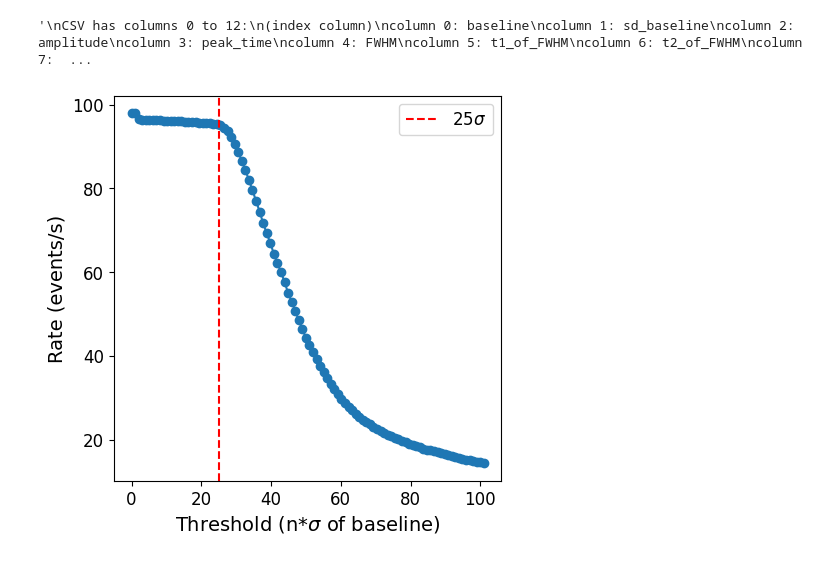
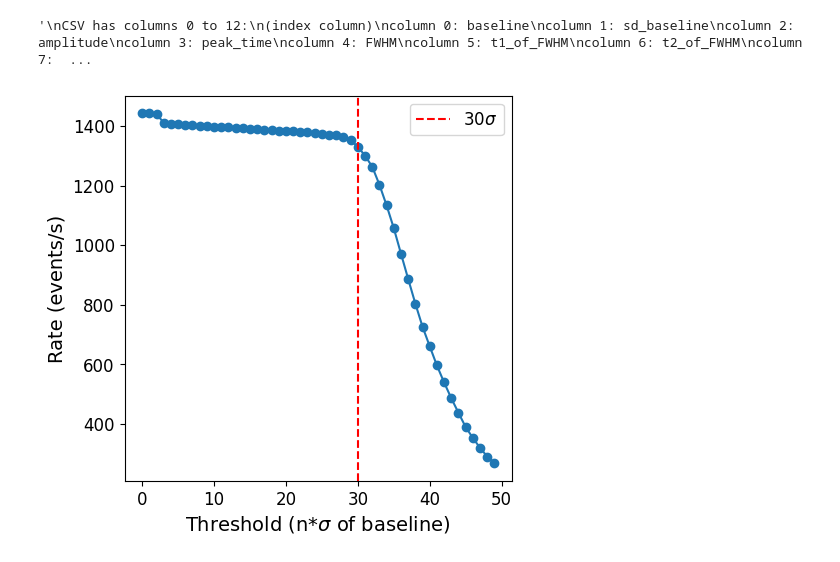
Before and after one commit to hhuckvale/DMProject, a Jupyter notebook: PMT_Characteristics/DarkRate/DarkRateSigmaThreshFinder.ipynb, the cells around one changed output. Saved outputs shown, nothing was run; the diff lists cells and outputs as text; code cells hidden in the pictures.

```diff
--- a/PMT_Characteristics/DarkRate/DarkRateSigmaThreshFinder.ipynb
+++ b/PMT_Characteristics/DarkRate/DarkRateSigmaThreshFinder.ipynb
@@ -3,7 +3,7 @@
 import pandas as pd
 import numpy as np
 import matplotlib.pyplot as plt
-df = pd.read_csv('PMT5_Processed/270126_darkrate_1850_10000_3_on_processed_threshold15.csv')
+df = pd.read_csv('PMT3_Processed_30sig/190126_darkrate_1750_10000_3_off_processed_threshold30.csv')
 # %%
 """
 CSV has columns 0 to 12:
@@ -28,30 +28,30 @@ column 12: event_timestamps
 # %%
 
 #apply threshold here (n*sigma), 0 to 100 sigma
-threshold_factors = np.linspace(0,101,100)
+threshold_factors = np.linspace(0,49,50)
 sigma_column = df['sd_baseline']
 amplitude_column = df['amplitude']
 timestamp_column = df['event_timestamps']
 #find the difference between the first timestamp and final timestamp
 timetaken = timestamp_column.iloc[-1] - timestamp_column.iloc[0]
 
 dark_rates = []
 
 for factor in threshold_factors:
     rate = np.sum(amplitude_column > (sigma_column * factor))/timetaken #rate is the sum of all amplitudes passed nsigma over the time taken
     dark_rates.append(rate)
 
 dark_rates = np.array(dark_rates)
 
 #plot dark rate against applied threshold here
 plt.figure(figsize=(5, 5))
 plt.plot(threshold_factors, dark_rates, marker='o')
-plt.axvline(25, color = 'r', linestyle='--', label = '25$\sigma$')
+plt.axvline(30, color = 'r', linestyle='--', label = '30$\sigma$')
 plt.xlabel('Threshold (n*$\sigma$ of baseline)', fontsize=14)
 plt.ylabel('Rate (events/s)', fontsize=14)
 plt.xticks(fontsize=12)
 plt.yticks(fontsize=12)
 plt.legend(fontsize=12)
 plt.show()
 # %% [output]
-[figure, old version]
+[figure, new version]
```
Also changed, not shown: 5 other files.
